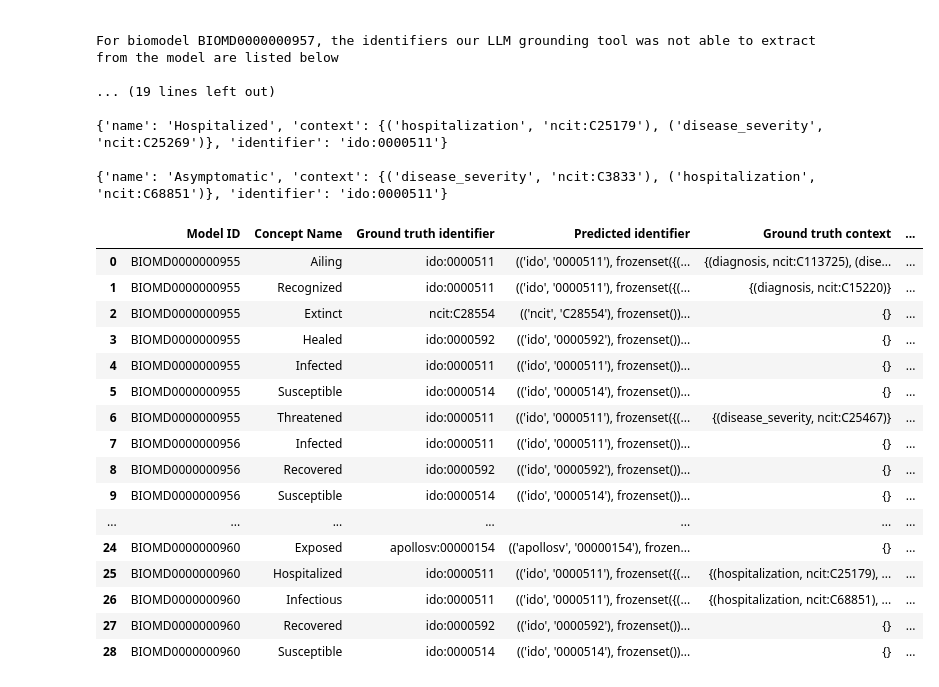
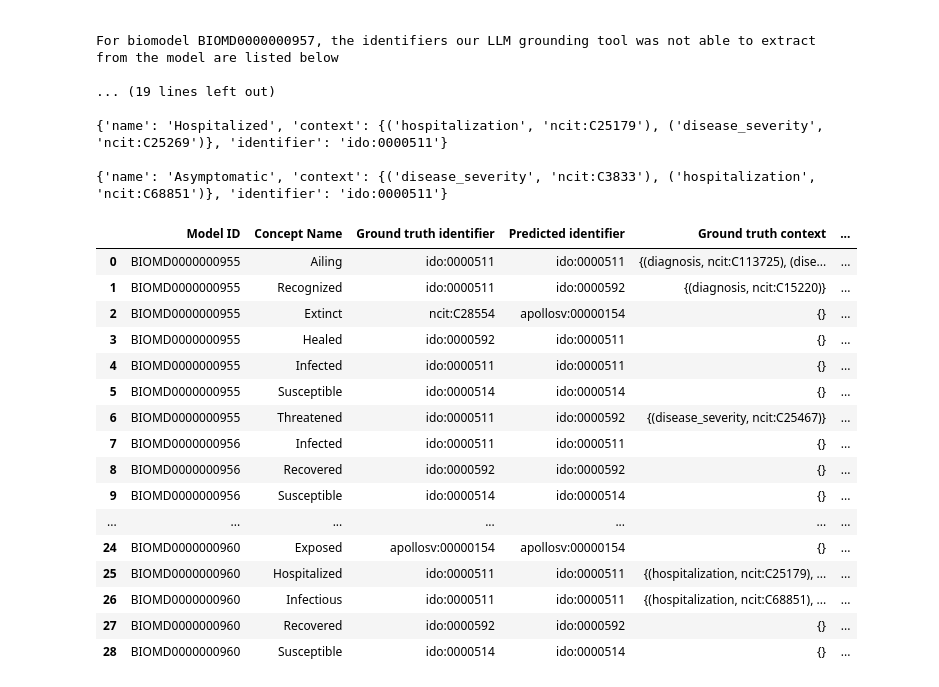
Before and after one commit to gyorilab/mira, a Jupyter notebook: notebooks/llm_grounding_evaluation.ipynb, the cells around one changed output. Cells and saved outputs as stored; diff of their text form; code cells hidden in the pictures.

Commit message:
Use correct key variable for displaying predicted identifier

```diff
--- a/notebooks/llm_grounding_evaluation.ipynb
+++ b/notebooks/llm_grounding_evaluation.ipynb
@@ -393,47 +393,47 @@ columns = [
     "Ground truth context",
     "Predicted context",
 ]
 for model_id in model_ids:
     tm_ground_truths = dd_llm[model_id]
     for key, concept_dict in tm_ground_truths.items():
         curie_prefix, curie_value = next(
             iter(
                 model_concept_to_predicted_concept_map[model_id][
                     key
                 ].identifiers.items()
             )
         )
-        predicted_identifier = f"{key}:{value}"
+        predicted_identifier = f"{curie_prefix}:{curie_value}"
         predicted_context = model_concept_to_predicted_concept_map[model_id][
             key
         ].context
         table_rows.append(
             (
                 model_id,
                 concept_dict["name"],
                 concept_dict["identifier"],
                 predicted_identifier,
                 concept_dict["context"],
                 predicted_context,
             )
         )
 pd.set_option("display.max_colwidth", None)
 pd.DataFrame(table_rows, columns=columns)
 # %% [output]
 |  | Model ID | Concept Name | Ground truth identifier | Predicted identifier | Ground truth context | ... |
-| 0 | BIOMD0000000955 | Ailing | ido:0000511 | (('ido', '0000511'), frozenset({(... | {(diagnosis, ncit:C113725), (dise... | ... |
-| 1 | BIOMD0000000955 | Recognized | ido:0000511 | (('ido', '0000511'), frozenset({(... | {(diagnosis, ncit:C15220)} | ... |
-| 2 | BIOMD0000000955 | Extinct | ncit:C28554 | (('ncit', 'C28554'), frozenset())... | {} | ... |
-| 3 | BIOMD0000000955 | Healed | ido:0000592 | (('ido', '0000592'), frozenset())... | {} | ... |
-| 4 | BIOMD0000000955 | Infected | ido:0000511 | (('ido', '0000511'), frozenset())... | {} | ... |
-| 5 | BIOMD0000000955 | Susceptible | ido:0000514 | (('ido', '0000514'), frozenset())... | {} | ... |
-| 6 | BIOMD0000000955 | Threatened | ido:0000511 | (('ido', '0000511'), frozenset({(... | {(disease_severity, ncit:C25467)} | ... |
-| 7 | BIOMD0000000956 | Infected | ido:0000511 | (('ido', '0000511'), frozenset())... | {} | ... |
-| 8 | BIOMD0000000956 | Recovered | ido:0000592 | (('ido', '0000592'), frozenset())... | {} | ... |
-| 9 | BIOMD0000000956 | Susceptible | ido:0000514 | (('ido', '0000514'), frozenset())... | {} | ... |
+| 0 | BIOMD0000000955 | Ailing | ido:0000511 | ido:0000511 | {(diagnosis, ncit:C113725), (dise... | ... |
+| 1 | BIOMD0000000955 | Recognized | ido:0000511 | ido:0000592 | {(diagnosis, ncit:C15220)} | ... |
+| 2 | BIOMD0000000955 | Extinct | ncit:C28554 | apollosv:00000154 | {} | ... |
+| 3 | BIOMD0000000955 | Healed | ido:0000592 | ido:0000511 | {} | ... |
+| 4 | BIOMD0000000955 | Infected | ido:0000511 | ido:0000511 | {} | ... |
+| 5 | BIOMD0000000955 | Susceptible | ido:0000514 | ido:0000514 | {} | ... |
+| 6 | BIOMD0000000955 | Threatened | ido:0000511 | ido:0000592 | {(disease_severity, ncit:C25467)} | ... |
+| 7 | BIOMD0000000956 | Infected | ido:0000511 | ido:0000511 | {} | ... |
+| 8 | BIOMD0000000956 | Recovered | ido:0000592 | ido:0000592 | {} | ... |
+| 9 | BIOMD0000000956 | Susceptible | ido:0000514 | ido:0000514 | {} | ... |
 | ... | ... | ... | ... | ... | ... | ... |
-| 24 | BIOMD0000000960 | Exposed | apollosv:00000154 | (('apollosv', '00000154'), frozen... | {} | ... |
-| 25 | BIOMD0000000960 | Hospitalized | ido:0000511 | (('ido', '0000511'), frozenset({(... | {(hospitalization, ncit:C25179), ... | ... |
-| 26 | BIOMD0000000960 | Infectious | ido:0000511 | (('ido', '0000511'), frozenset({(... | {(hospitalization, ncit:C68851), ... | ... |
-| 27 | BIOMD0000000960 | Recovered | ido:0000592 | (('ido', '0000592'), frozenset())... | {} | ... |
-| 28 | BIOMD0000000960 | Susceptible | ido:0000514 | (('ido', '0000514'), frozenset())... | {} | ... |
+| 24 | BIOMD0000000960 | Exposed | apollosv:00000154 | apollosv:00000154 | {} | ... |
+| 25 | BIOMD0000000960 | Hospitalized | ido:0000511 | ido:0000511 | {(hospitalization, ncit:C25179), ... | ... |
+| 26 | BIOMD0000000960 | Infectious | ido:0000511 | ido:0000511 | {(hospitalization, ncit:C68851), ... | ... |
+| 27 | BIOMD0000000960 | Recovered | ido:0000592 | ido:0000592 | {} | ... |
+| 28 | BIOMD0000000960 | Susceptible | ido:0000514 | ido:0000514 | {} | ... |
```
